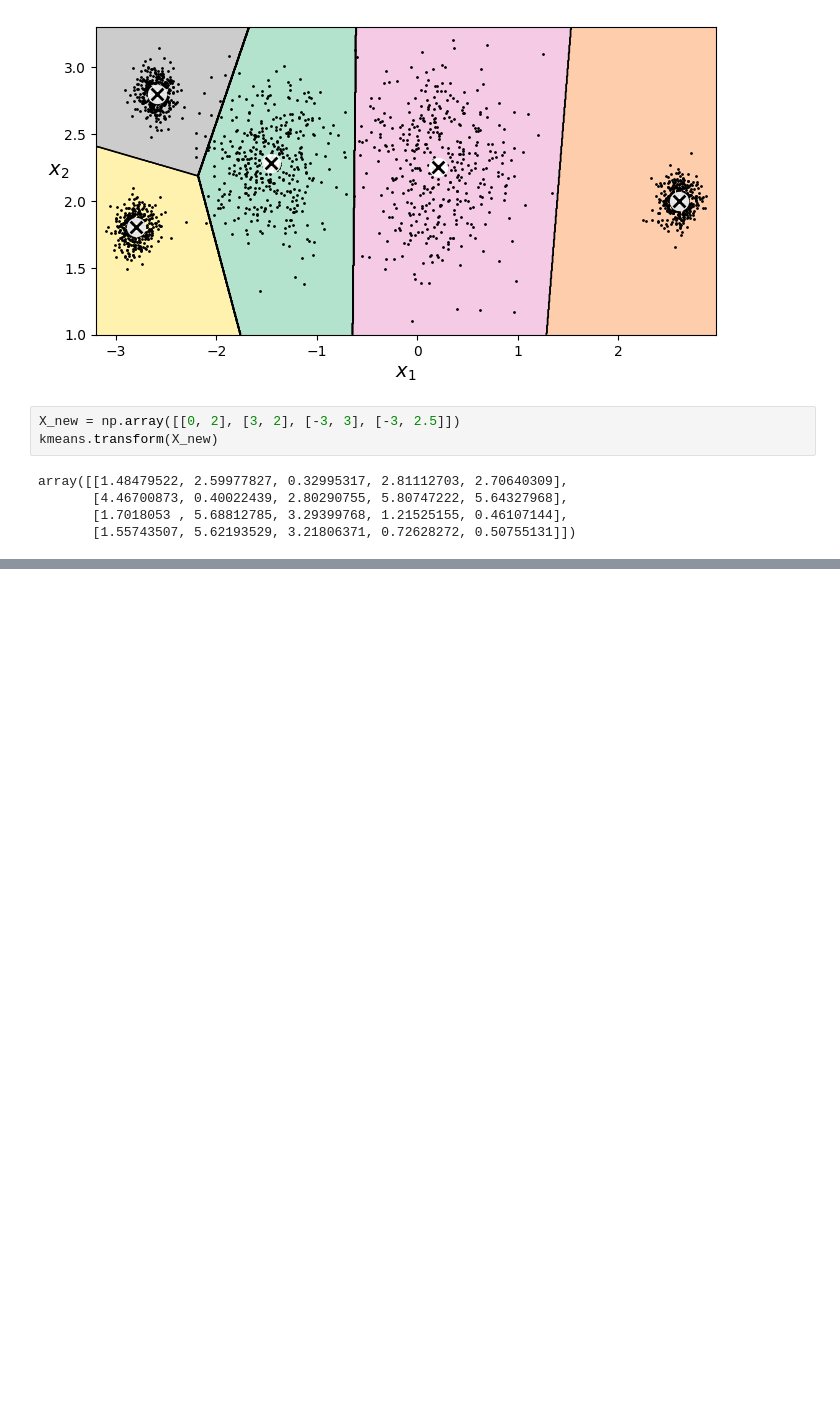
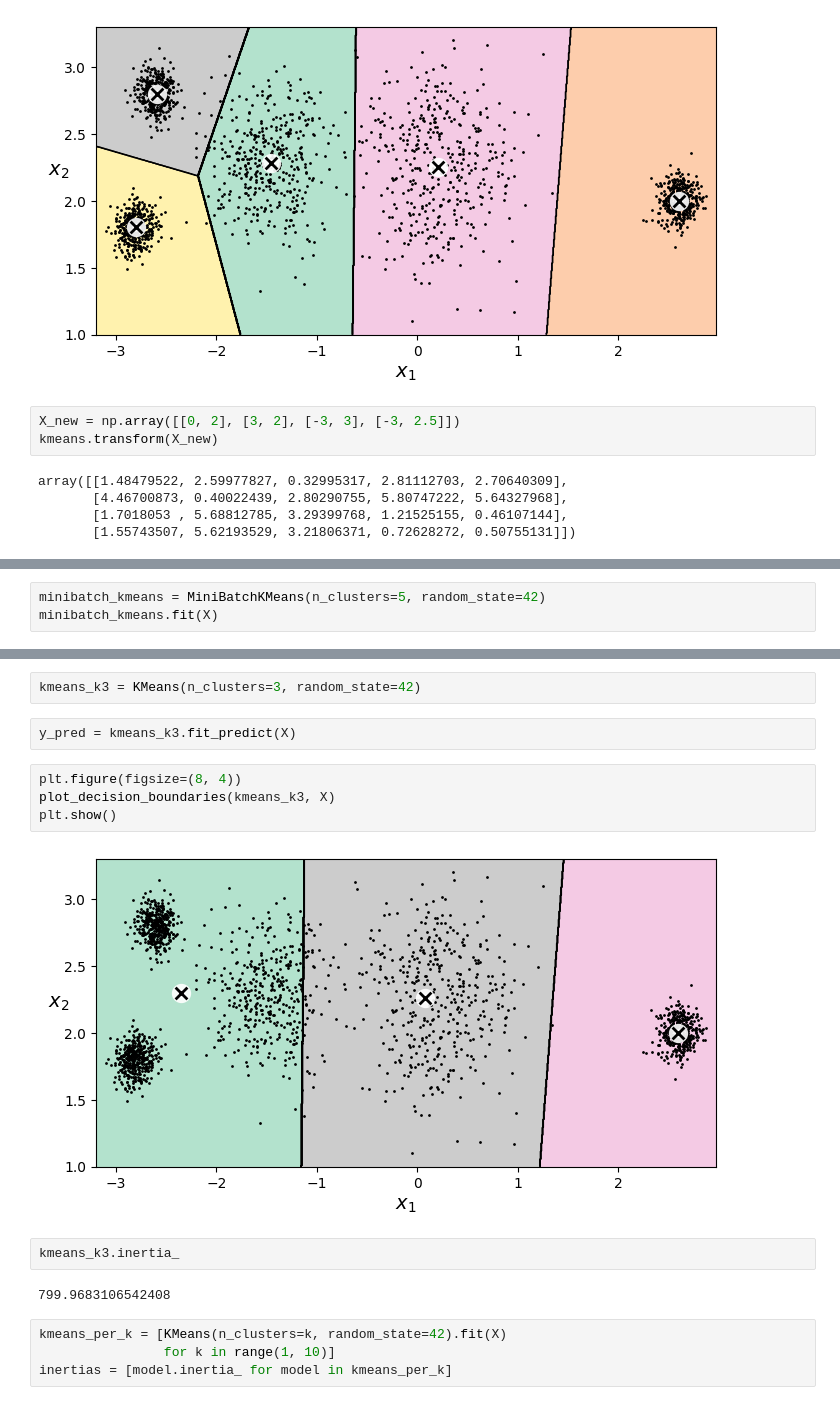
Before and after one commit to Desi-Saitama/Machine-Learning-Algorithms, a Jupyter notebook: Unsupervised Learning.ipynb, the cells around one changed output, grey strips where cells are left out. Cells and saved outputs as stored; diff of their text form; blank space fills up the shorter version.

Commit message:
[Unsupervised KMeans]

```diff
--- a/Unsupervised Learning.ipynb
+++ b/Unsupervised Learning.ipynb
@@ -110,0 +131,3 @@ array([[1.48479522, 2.59977827, 0.32995317, 2.81112703, 2.70640309],
+# %%
+minibatch_kmeans = MiniBatchKMeans(n_clusters=5, random_state=42)
+minibatch_kmeans.fit(X)
@@ -110,0 +148,18 @@ array([[1.48479522, 2.59977827, 0.32995317, 2.81112703, 2.70640309],
+# %%
+kmeans_k3 = KMeans(n_clusters=3, random_state=42)
+# %%
+y_pred = kmeans_k3.fit_predict(X)
+# %%
+plt.figure(figsize=(8, 4))
+plot_decision_boundaries(kmeans_k3, X)
+plt.show()
+# %% [output]
+[figure, added]
+# %%
+kmeans_k3.inertia_
+# %% [output]
+799.9683106542408
+# %%
+kmeans_per_k = [KMeans(n_clusters=k, random_state=42).fit(X)
+                for k in range(1, 10)]
+inertias = [model.inertia_ for model in kmeans_per_k]
```
Also changed, not shown: parts of 15 cells of this notebook.
